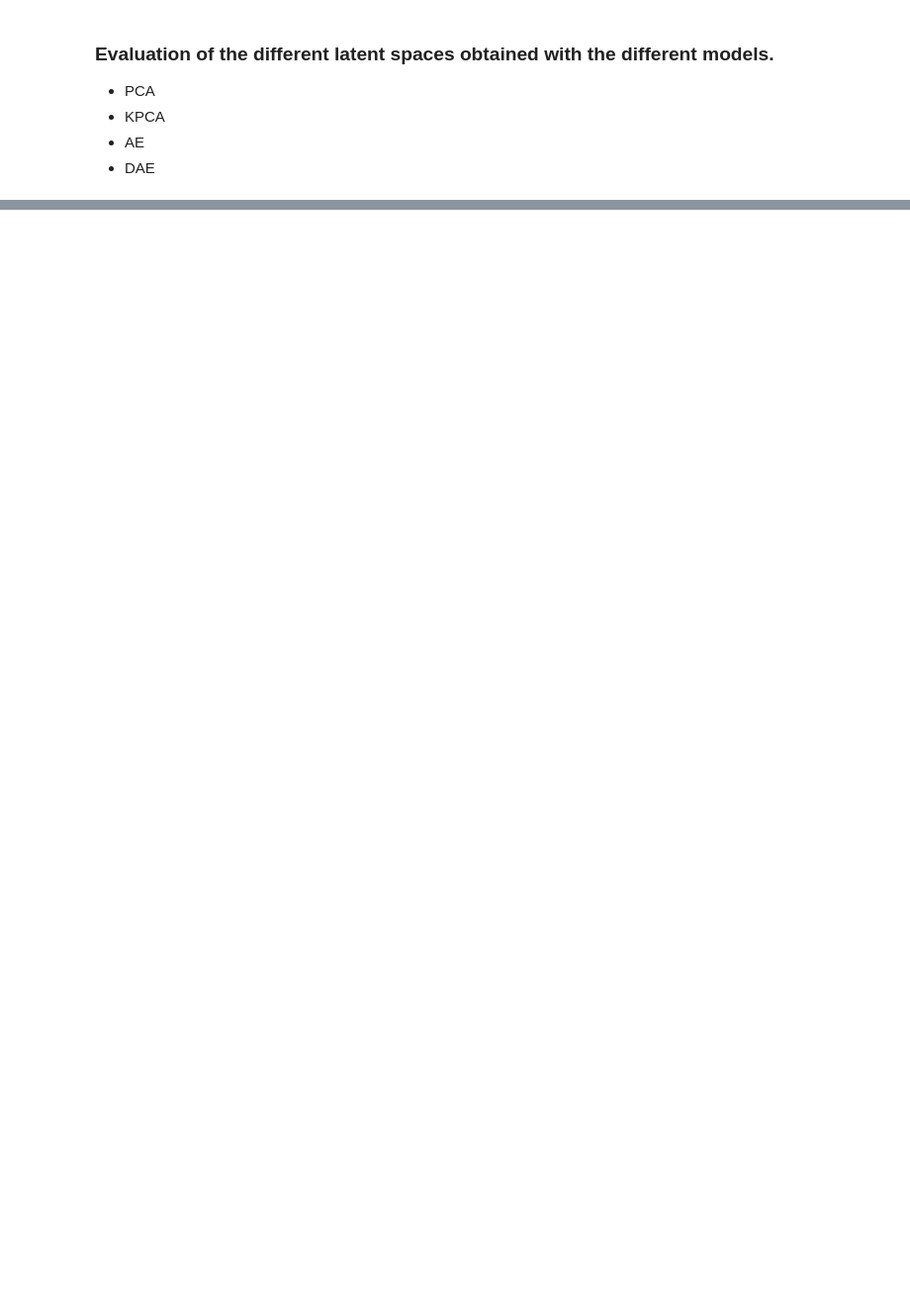
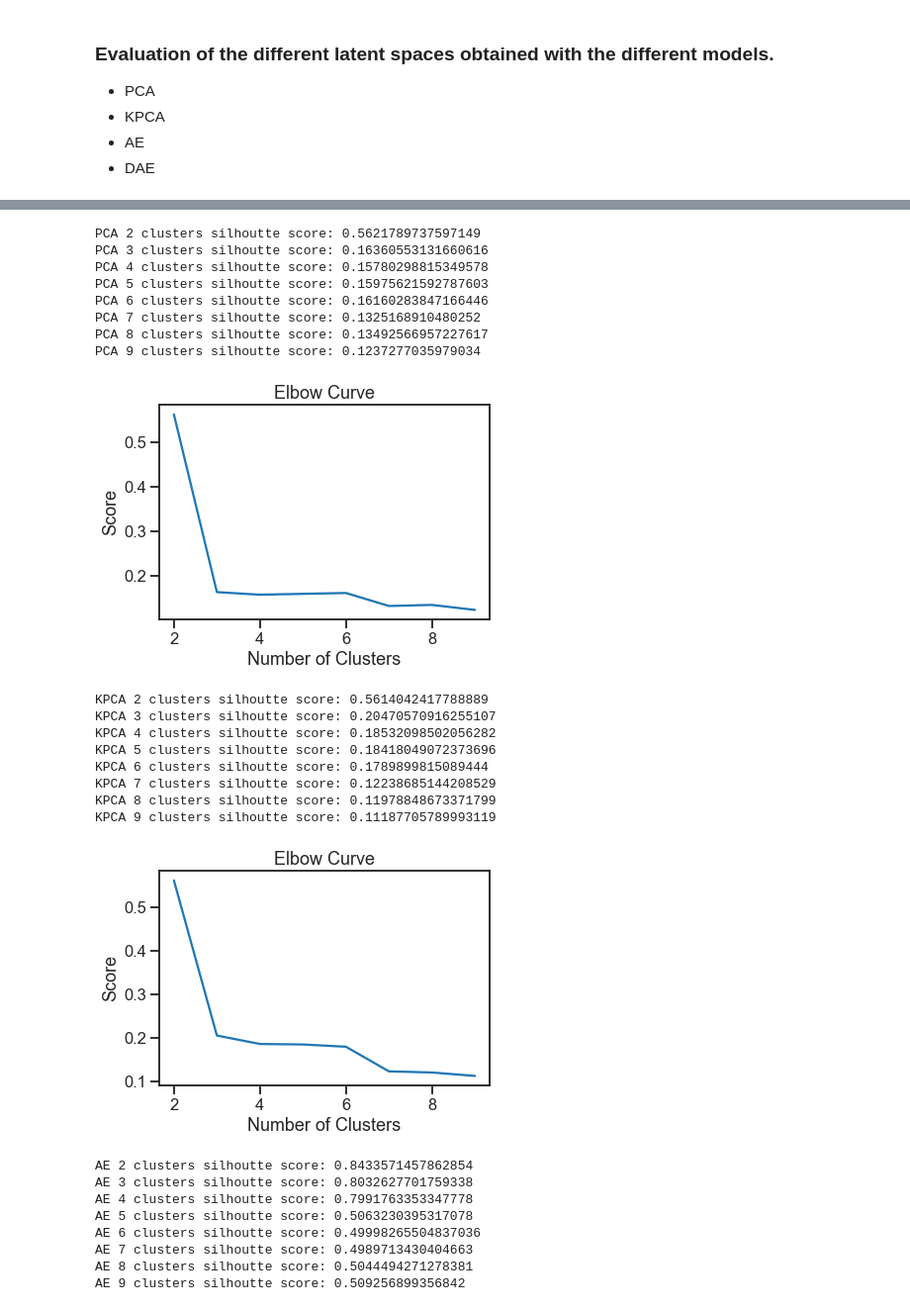
Before and after one commit to TomasSuarezL/oss-stage-2019, a Jupyter notebook: Singleomic Dataset/Singleomic_Model_Compare.ipynb, the cells around one changed output, grey strips where cells are left out. Shown: that part at 99% size. Saved outputs shown, nothing was run; the diff lists cells and outputs as text; code cells hidden in the pictures; blank space fills up the shorter version.

```diff
--- a/Singleomic Dataset/Singleomic_Model_Compare.ipynb
+++ b/Singleomic Dataset/Singleomic_Model_Compare.ipynb
@@ -136,11 +198,37 @@ AttributeError: module 'Models' has no attribute 'classify'
 # %%
 ###### CLUSTERING ###
-
 # PCA Clustering
-Models.cluster(X_train_pca, n_clusters=2, model_type="PCA")
+Models.cluster(X_latent_pca, model_type="PCA")
 # KPCA Clustering
-Models.cluster(X_train_kpca, n_clusters=2, model_type="KPCA")
+Models.cluster(X_latent_kpca, model_type="KPCA")
 # AE Clustering
-Models.cluster(X_train_ae, n_clusters=2, model_type="AE")
+Models.cluster(X_latent_ae, model_type="AE")
 # DAE Clustering
-Models.cluster(X_train_dae, n_clusters=2, model_type="DAE")
+Models.cluster(X_latent_dae, model_type="DAE")
+# %% [output]
+PCA 2 clusters silhoutte score: 0.5621789737597149
+PCA 3 clusters silhoutte score: 0.16360553131660616
+PCA 4 clusters silhoutte score: 0.15780298815349578
+PCA 5 clusters silhoutte score: 0.15975621592787603
+PCA 6 clusters silhoutte score: 0.16160283847166446
+PCA 7 clusters silhoutte score: 0.1325168910480252
+PCA 8 clusters silhoutte score: 0.13492566957227617
+PCA 9 clusters silhoutte score: 0.1237277035979034
+[figure, added]
+KPCA 2 clusters silhoutte score: 0.5614042417788889
+KPCA 3 clusters silhoutte score: 0.20470570916255107
+KPCA 4 clusters silhoutte score: 0.18532098502056282
+KPCA 5 clusters silhoutte score: 0.18418049072373696
+KPCA 6 clusters silhoutte score: 0.1789899815089444
+KPCA 7 clusters silhoutte score: 0.12238685144208529
+KPCA 8 clusters silhoutte score: 0.11978848673371799
+KPCA 9 clusters silhoutte score: 0.11187705789993119
+[figure, added]
+AE 2 clusters silhoutte score: 0.8433571457862854
+AE 3 clusters silhoutte score: 0.8032627701759338
+AE 4 clusters silhoutte score: 0.7991763353347778
+AE 5 clusters silhoutte score: 0.5063230395317078
+AE 6 clusters silhoutte score: 0.49998265504837036
+AE 7 clusters silhoutte score: 0.4989713430404663
+AE 8 clusters silhoutte score: 0.5044494271278381
+AE 9 clusters silhoutte score: 0.509256899356842
```
Also changed, not shown: parts of 5 cells of this notebook, 5 other files.
